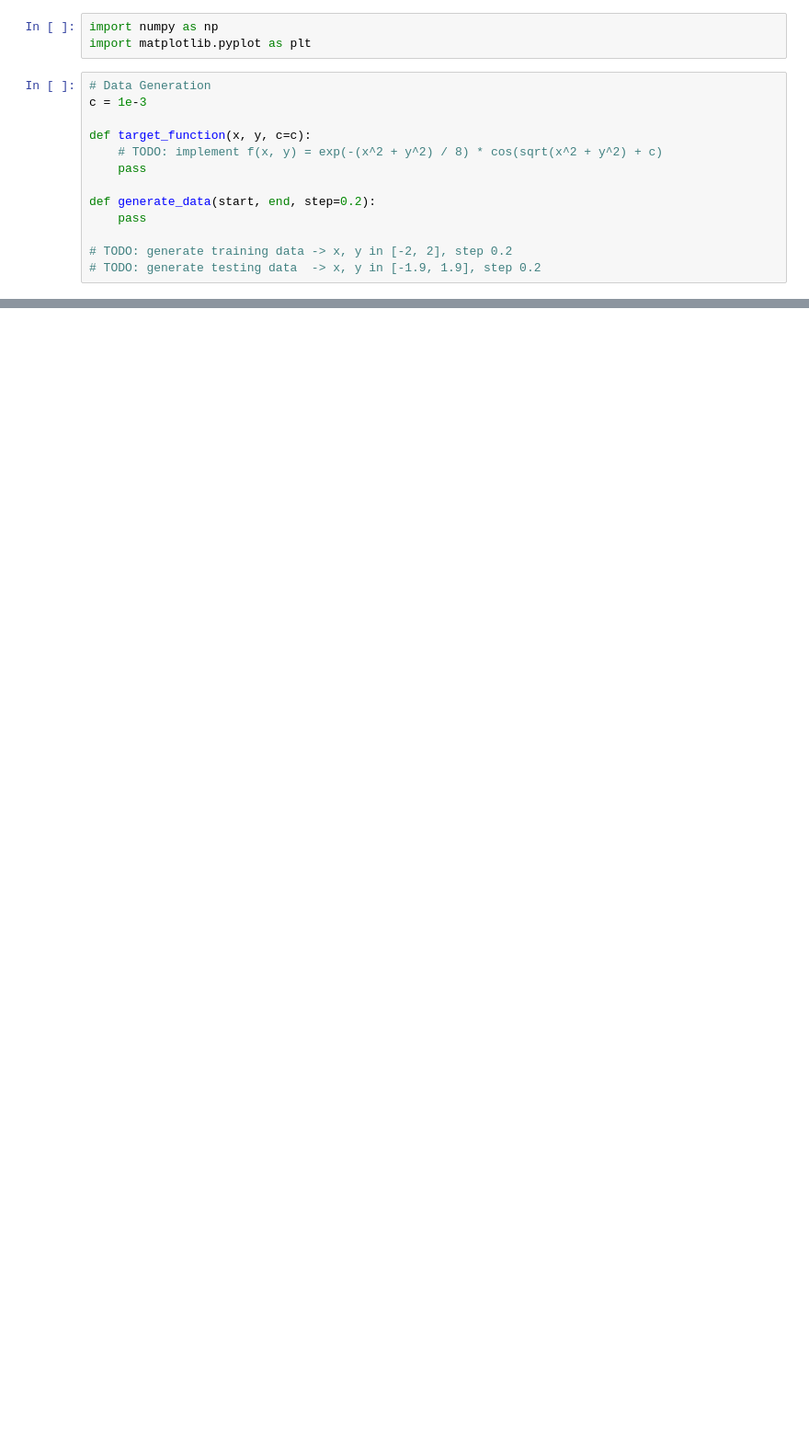
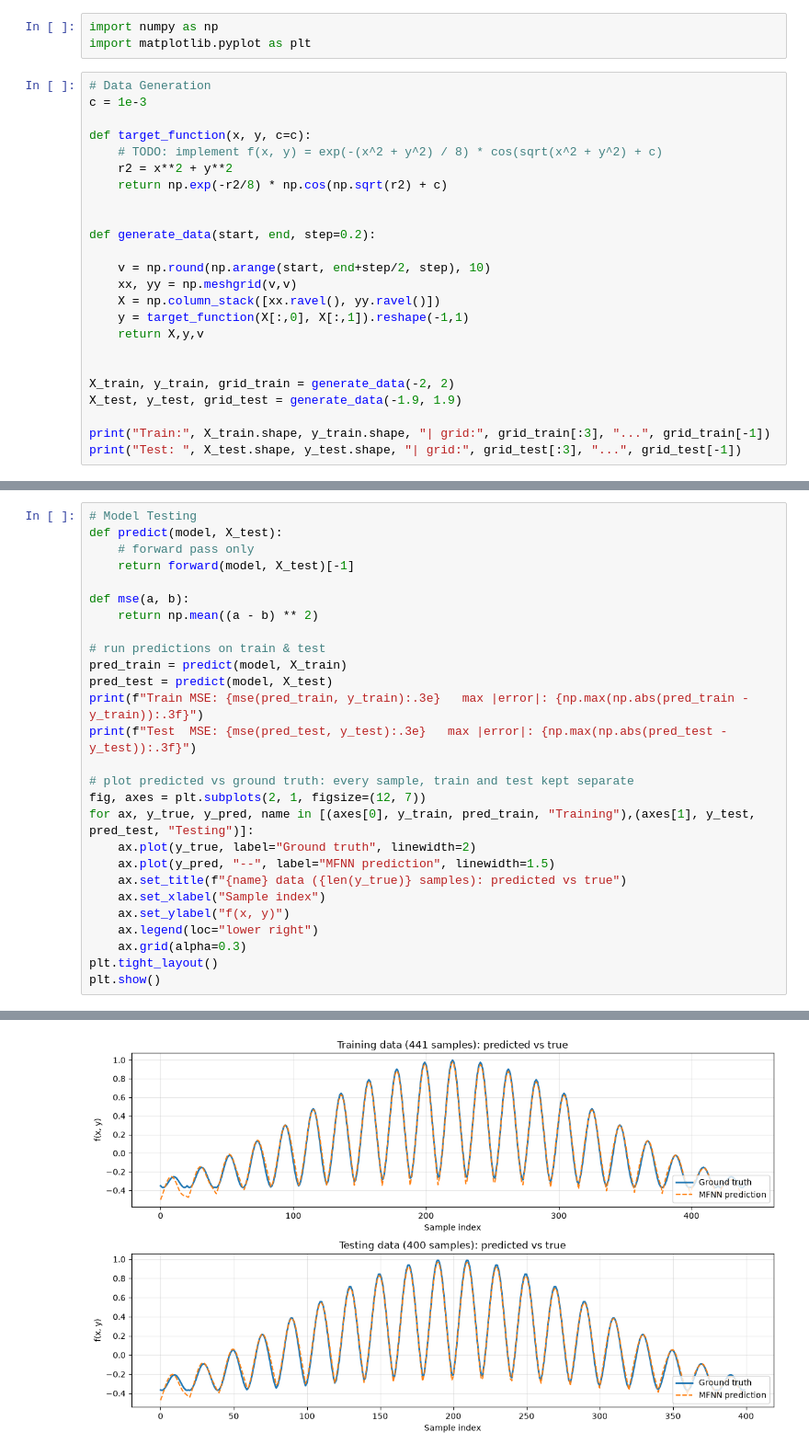
Before and after one commit to faiza-khatri/ai-hw, a Jupyter notebook: assign2/Q1.ipynb, the cells around one changed output, grey strips where cells are left out. Shown at 92% size. Cells and saved outputs as stored; diff of their text form; blank space fills up the shorter version.

```diff
--- a/assign2/Q1.ipynb
+++ b/assign2/Q1.ipynb
@@ -7,10 +7,21 @@ c = 1e-3
 
 def target_function(x, y, c=c):
     # TODO: implement f(x, y) = exp(-(x^2 + y^2) / 8) * cos(sqrt(x^2 + y^2) + c)
-    pass
+    r2 = x**2 + y**2
+    return np.exp(-r2/8) * np.cos(np.sqrt(r2) + c)
+
 
 def generate_data(start, end, step=0.2):
-    pass
 
-# TODO: generate training data -> x, y in [-2, 2], step 0.2
-# TODO: generate testing data  -> x, y in [-1.9, 1.9], step 0.2
+    v = np.round(np.arange(start, end+step/2, step), 10)
+    xx, yy = np.meshgrid(v,v)
+    X = np.column_stack([xx.ravel(), yy.ravel()])
+    y = target_function(X[:,0], X[:,1]).reshape(-1,1)
+    return X,y,v
+
+
+X_train, y_train, grid_train = generate_data(-2, 2)
+X_test, y_test, grid_test = generate_data(-1.9, 1.9)
+
+print("Train:", X_train.shape, y_train.shape, "| grid:", grid_train[:3], "...", grid_train[-1])
+print("Test: ", X_test.shape, y_test.shape, "| grid:", grid_test[:3], "...", grid_test[-1])
@@ -56,0 +122,28 @@ def predict(model, X_test):
+# %%
+# Model Testing
+def predict(model, X_test):
+    # forward pass only
+    return forward(model, X_test)[-1]
+
+def mse(a, b):
+    return np.mean((a - b) ** 2)
+
+# run predictions on train & test
+pred_train = predict(model, X_train)
+pred_test = predict(model, X_test)
+print(f"Train MSE: {mse(pred_train, y_train):.3e}   max |error|: {np.max(np.abs(pred_train - y_train)):.3f}")
+print(f"Test  MSE: {mse(pred_test, y_test):.3e}   max |error|: {np.max(np.abs(pred_test - y_test)):.3f}")
+
+# plot predicted vs ground truth: every sample, train and test kept separate
+fig, axes = plt.subplots(2, 1, figsize=(12, 7))
+for ax, y_true, y_pred, name in [(axes[0], y_train, pred_train, "Training"),(axes[1], y_test, pred_test, "Testing")]:
+    ax.plot(y_true, label="Ground truth", linewidth=2)
+    ax.plot(y_pred, "--", label="MFNN prediction", linewidth=1.5)
+    ax.set_title(f"{name} data ({len(y_true)} samples): predicted vs true")
+    ax.set_xlabel("Sample index")
+    ax.set_ylabel("f(x, y)")
+    ax.legend(loc="lower right")
+    ax.grid(alpha=0.3)
+plt.tight_layout()
+plt.show()
+# %% [output]
@@ -56,0 +152 @@ def predict(model, X_test):
+[figure, added]
```
Also changed, not shown: parts of 8 cells of this notebook, 4 other files.
